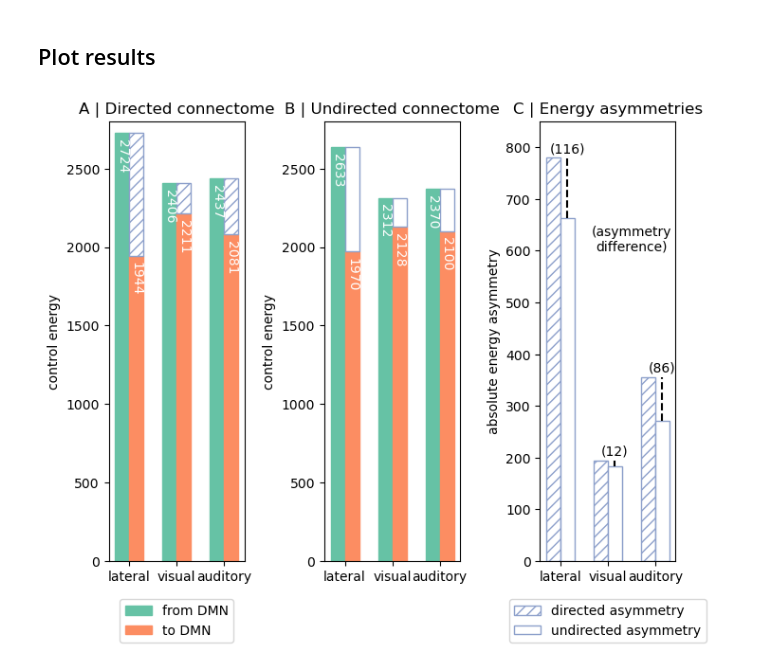
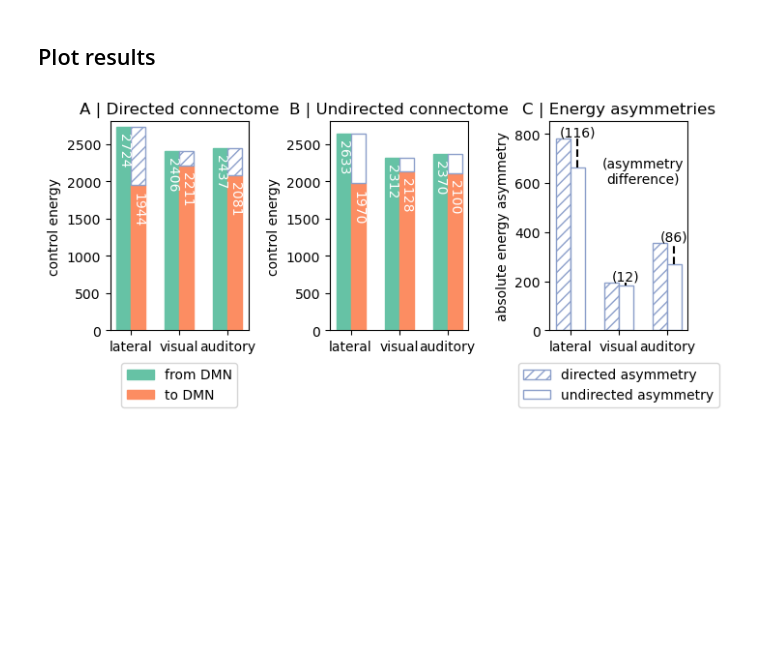
Before and after one commit to LindenParkesLab/nctpy, a Jupyter notebook: scripts/path_a_control_energy_directed.ipynb, the cells around one changed output. Drawn from its saved outputs; the diff is of its cells as text; code cells hidden in the pictures; blank space fills up the shorter version.

Commit message:
minor edits to plot

```diff
--- a/scripts/path_a_control_energy_directed.ipynb
+++ b/scripts/path_a_control_energy_directed.ipynb
@@ -263,7 +268,7 @@ labels = ['lateral', 'visual', 'auditory']
 x = np.arange(len(labels))  # the label locations
 width = 0.3  # the width of the bars
 
-f, ax = plt.subplots(1, 3, figsize=(7.15, 6))
+f, ax = plt.subplots(1, 3, figsize=(7.15, 3.75))
 
 # directed adjacency matrix
 rects1 = ax[0].bar(x - width/2, E[:, 0], color=cmap[0], edgecolor=cmap[0], width=width, label='from DMN')
@@ -274,7 +279,7 @@ rects3 = ax[0].bar(x + width/2, np.abs(E_d), bottom=E[:, 1], color='w', edgecolo
 ax[0].set_title('A | Directed connectome')
 ax[0].set_ylabel('control energy')
 ax[0].set_xticks(x, labels)
-ax[0].legend(bbox_to_anchor=(0.5, -0.2), loc='lower center')
+ax[0].legend(bbox_to_anchor=(0.5, -0.4), loc='lower center')
 ax[0].set_ylim([0, 2800])
 
 ax[0].bar_label(rects1, padding=-30, fmt='%i', rotation=270, color='w')
@@ -289,32 +294,32 @@ rects3 = ax[1].bar(x + width/2, np.abs(E_As_d), bottom=E_As[:, 1], color='w', ed
 ax[1].set_title('B | Undirected connectome')
 ax[1].set_ylabel('control energy')
 ax[1].set_xticks(x, labels)
 ax[1].set_ylim([0, 2800])
 
 ax[1].bar_label(rects1, padding=-30, fmt='%i', rotation=270, color='w')
 ax[1].bar_label(rects2, padding=-30, fmt='%i', rotation=270, color='w')
 
 # asymmetries
 rects1 = ax[2].bar(x - width/2, np.abs(E_d), color='w', edgecolor=cmap[2],
                    hatch='///', width=width, label='directed asymmetry')
 rects2 = ax[2].bar(x + width/2, np.abs(E_As_d), color='w', edgecolor=cmap[2],
                    width=width, label='undirected asymmetry')
 
 ax[2].set_title('C | Energy asymmetries')
 ax[2].set_ylabel('absolute energy asymmetry')
 ax[2].set_xticks(x, labels)
 ax[2].set_ylim([0, 850])
 
 for i, p in enumerate(rects2):
     height = p.get_height()
     ax[2].text(x=p.get_x() + p.get_width() / 2, y=height + asym_dif[i] + 10, s='({:.0f})'.format(asym_dif[i]), ha='center')
     ax[2].axvline(x=p.get_x() + p.get_width()/2, ymin=height/850, ymax=(height+asym_dif[i])/850,
                   color='k', linestyle='--')
 ax[2].text(x=1.5, y=600, s='(asymmetry\ndifference)', ha='center')
-ax[2].legend(bbox_to_anchor=(0.5, -0.2), loc='lower center')
+ax[2].legend(bbox_to_anchor=(0.5, -0.4), loc='lower center')
 
 f.tight_layout()
 f.savefig(os.path.join(resultsdir, 'mouse_energy.png'), dpi=600, bbox_inches='tight', pad_inches=0.01)
 plt.show()
 # %% [output]
-[figure, old version]
+[figure, new version]
```
Also changed, not shown: parts of 2 cells of this notebook.
